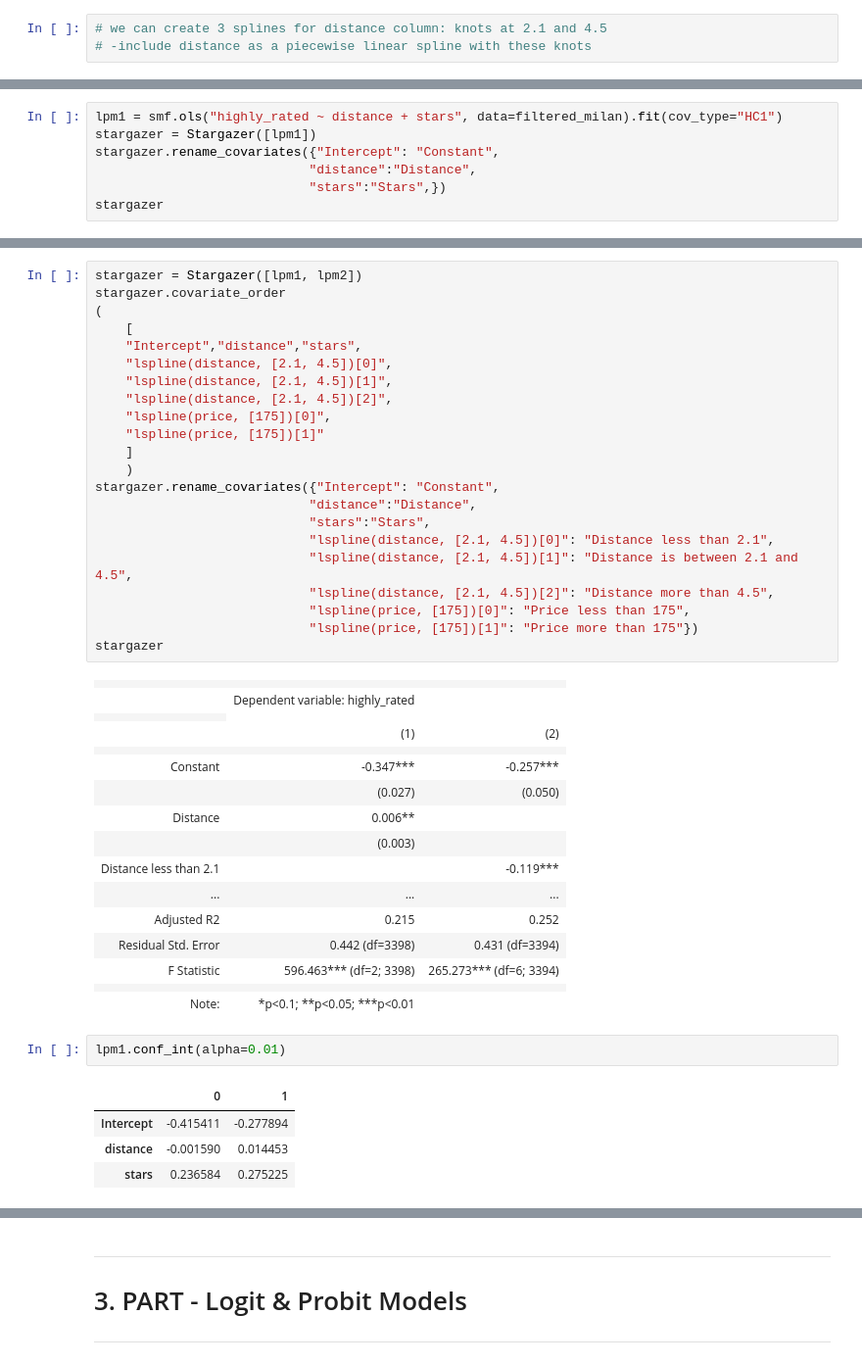
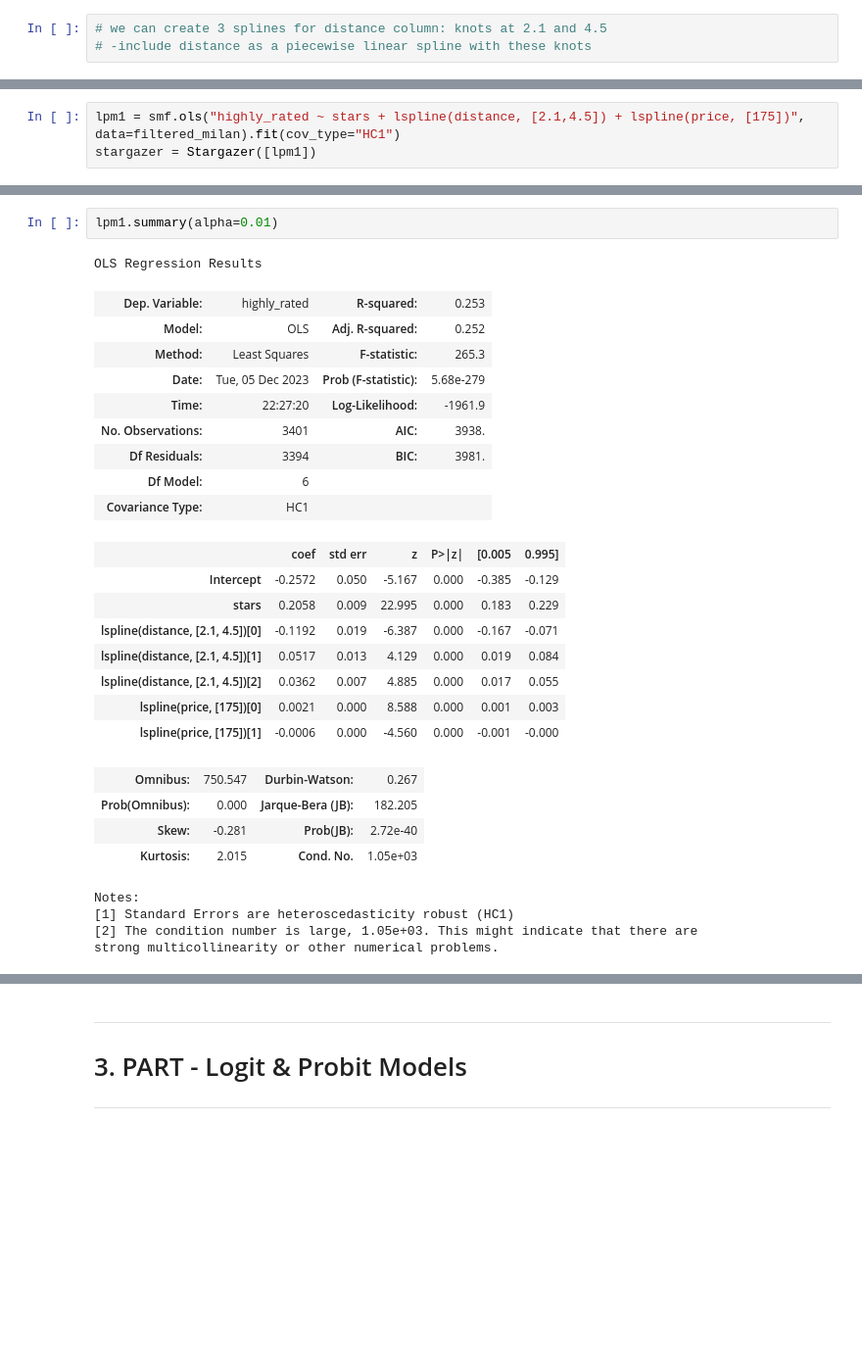
Before and after one commit to mateschieszler/DA2_2023, a Jupyter notebook: work-files/assignment2/Assignment-2_code_work.ipynb, the cells around one changed output, grey strips where cells are left out. Shown at 98% size. Drawn from its saved outputs; the diff is of its cells as text; blank space fills up the shorter version.

```diff
--- a/work-files/assignment2/Assignment-2_code_work.ipynb
+++ b/work-files/assignment2/Assignment-2_code_work.ipynb
@@ -364,7 +372,3 @@ g2b
 # %%
-lpm1 = smf.ols("highly_rated ~ distance + stars", data=filtered_milan).fit(cov_type="HC1")
+lpm1 = smf.ols("highly_rated ~ stars + lspline(distance, [2.1,4.5]) + lspline(price, [175])", data=filtered_milan).fit(cov_type="HC1")
 stargazer = Stargazer([lpm1])
-stargazer.rename_covariates({"Intercept": "Constant",
-                            "distance":"Distance",
-                            "stars":"Stars",})
-stargazer
@@ -437,46 +409,29 @@ stargazer
-# %%
-stargazer = Stargazer([lpm1, lpm2])
-stargazer.covariate_order
-(
-    [
-    "Intercept","distance","stars",
-    "lspline(distance, [2.1, 4.5])[0]",
-    "lspline(distance, [2.1, 4.5])[1]",
-    "lspline(distance, [2.1, 4.5])[2]",
-    "lspline(price, [175])[0]",
-    "lspline(price, [175])[1]"
-    ]
-    )
-stargazer.rename_covariates({"Intercept": "Constant",
-                            "distance":"Distance",
-                            "stars":"Stars",
-                            "lspline(distance, [2.1, 4.5])[0]": "Distance less than 2.1",
-                            "lspline(distance, [2.1, 4.5])[1]": "Distance is between 2.1 and 4.5",
-                            "lspline(distance, [2.1, 4.5])[2]": "Distance more than 4.5",
-                            "lspline(price, [175])[0]": "Price less than 175",
-                            "lspline(price, [175])[1]": "Price more than 175"})
-stargazer
-# %% [output]
-|  |  |  |
-|  | Dependent variable: highly_rated |  |
-|  |
-|  | (1) | (2) |
-|  |  |  |
-| Constant | -0.347*** | -0.257*** |
-|  | (0.027) | (0.050) |
-| Distance | 0.006** |  |
-|  | (0.003) |  |
-| Distance less than 2.1 |  | -0.119*** |
-| ... | ... | ... |
-| Adjusted R2 | 0.215 | 0.252 |
-| Residual Std. Error | 0.442 (df=3398) | 0.431 (df=3394) |
-| F Statistic | 596.463*** (df=2; 3398) | 265.273*** (df=6; 3394) |
-|  |  |  |
-| Note: | *p<0.1; **p<0.05; ***p<0.01 |  |
 # %%
-lpm1.conf_int(alpha=0.01)
+lpm1.summary(alpha=0.01)
 # %% [output]
+OLS Regression Results
-|  | 0 | 1 |
-| Intercept | -0.415411 | -0.277894 |
-| distance | -0.001590 | 0.014453 |
-| stars | 0.236584 | 0.275225 |
+| Dep. Variable: | highly_rated | R-squared: | 0.253 |
+| Model: | OLS | Adj. R-squared: | 0.252 |
+| Method: | Least Squares | F-statistic: | 265.3 |
+| Date: | Tue, 05 Dec 2023 | Prob (F-statistic): | 5.68e-279 |
+| Time: | 22:27:20 | Log-Likelihood: | -1961.9 |
+| No. Observations: | 3401 | AIC: | 3938. |
+| Df Residuals: | 3394 | BIC: | 3981. |
+| Df Model: | 6 |  |  |
+| Covariance Type: | HC1 |  |  |
+|  | coef | std err | z | P>|z| | [0.005 | 0.995] |
+| Intercept | -0.2572 | 0.050 | -5.167 | 0.000 | -0.385 | -0.129 |
+| stars | 0.2058 | 0.009 | 22.995 | 0.000 | 0.183 | 0.229 |
+| lspline(distance, [2.1, 4.5])[0] | -0.1192 | 0.019 | -6.387 | 0.000 | -0.167 | -0.071 |
+| lspline(distance, [2.1, 4.5])[1] | 0.0517 | 0.013 | 4.129 | 0.000 | 0.019 | 0.084 |
+| lspline(distance, [2.1, 4.5])[2] | 0.0362 | 0.007 | 4.885 | 0.000 | 0.017 | 0.055 |
+| lspline(price, [175])[0] | 0.0021 | 0.000 | 8.588 | 0.000 | 0.001 | 0.003 |
+| lspline(price, [175])[1] | -0.0006 | 0.000 | -4.560 | 0.000 | -0.001 | -0.000 |
+| Omnibus: | 750.547 | Durbin-Watson: | 0.267 |
+| Prob(Omnibus): | 0.000 | Jarque-Bera (JB): | 182.205 |
+| Skew: | -0.281 | Prob(JB): | 2.72e-40 |
+| Kurtosis: | 2.015 | Cond. No. | 1.05e+03 |
+Notes:
+[1] Standard Errors are heteroscedasticity robust (HC1)
+[2] The condition number is large, 1.05e+03. This might indicate that there are
+strong multicollinearity or other numerical problems.
```
Also changed, not shown: parts of 49 cells of this notebook.
